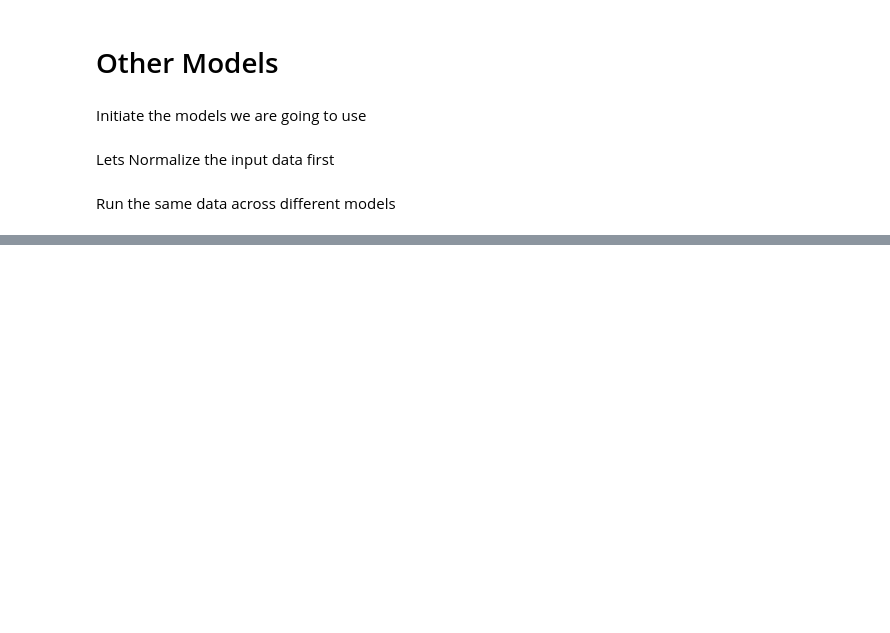
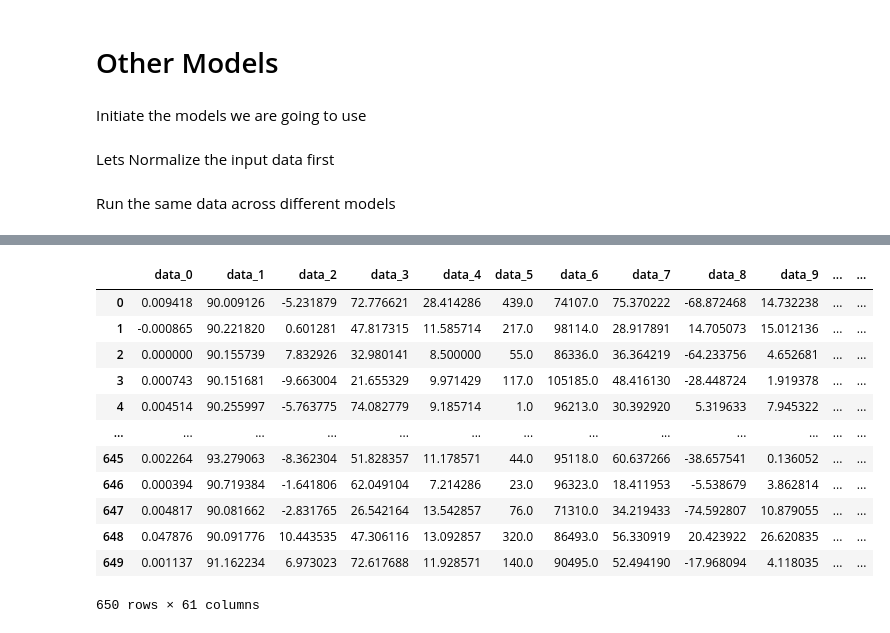
Before and after one commit to ajmtrz/eda_robots, a Jupyter notebook: lightgbm-xgboost.ipynb, the cells around one changed output, grey strips where cells are left out. Saved outputs shown, nothing was run; the diff lists cells and outputs as text; code cells hidden in the pictures; blank space fills up the shorter version.

```diff
--- a/lightgbm-xgboost.ipynb
+++ b/lightgbm-xgboost.ipynb
@@ -404,0 +273,16 @@ weighted avg       0.67      0.68      0.67       200
+# %%
+df_sell
+# %% [output]
+|  | data_0 | data_1 | data_2 | data_3 | data_4 | data_5 | data_6 | data_7 | data_8 | data_9 | ... | ... |
+| 0 | 0.009418 | 90.009126 | -5.231879 | 72.776621 | 28.414286 | 439.0 | 74107.0 | 75.370222 | -68.872468 | 14.732238 | ... | ... |
+| 1 | -0.000865 | 90.221820 | 0.601281 | 47.817315 | 11.585714 | 217.0 | 98114.0 | 28.917891 | 14.705073 | 15.012136 | ... | ... |
+| 2 | 0.000000 | 90.155739 | 7.832926 | 32.980141 | 8.500000 | 55.0 | 86336.0 | 36.364219 | -64.233756 | 4.652681 | ... | ... |
+| 3 | 0.000743 | 90.151681 | -9.663004 | 21.655329 | 9.971429 | 117.0 | 105185.0 | 48.416130 | -28.448724 | 1.919378 | ... | ... |
+| 4 | 0.004514 | 90.255997 | -5.763775 | 74.082779 | 9.185714 | 1.0 | 96213.0 | 30.392920 | 5.319633 | 7.945322 | ... | ... |
+| ... | ... | ... | ... | ... | ... | ... | ... | ... | ... | ... | ... | ... |
+| 645 | 0.002264 | 93.279063 | -8.362304 | 51.828357 | 11.178571 | 44.0 | 95118.0 | 60.637266 | -38.657541 | 0.136052 | ... | ... |
+| 646 | 0.000394 | 90.719384 | -1.641806 | 62.049104 | 7.214286 | 23.0 | 96323.0 | 18.411953 | -5.538679 | 3.862814 | ... | ... |
+| 647 | 0.004817 | 90.081662 | -2.831765 | 26.542164 | 13.542857 | 76.0 | 71310.0 | 34.219433 | -74.592807 | 10.879055 | ... | ... |
+| 648 | 0.047876 | 90.091776 | 10.443535 | 47.306116 | 13.092857 | 320.0 | 86493.0 | 56.330919 | 20.423922 | 26.620835 | ... | ... |
+| 649 | 0.001137 | 91.162234 | 6.973023 | 72.617688 | 11.928571 | 140.0 | 90495.0 | 52.494190 | -17.968094 | 4.118035 | ... | ... |
+650 rows × 61 columns
```
Also changed, not shown: parts of 11 cells of this notebook, 1 other file.
